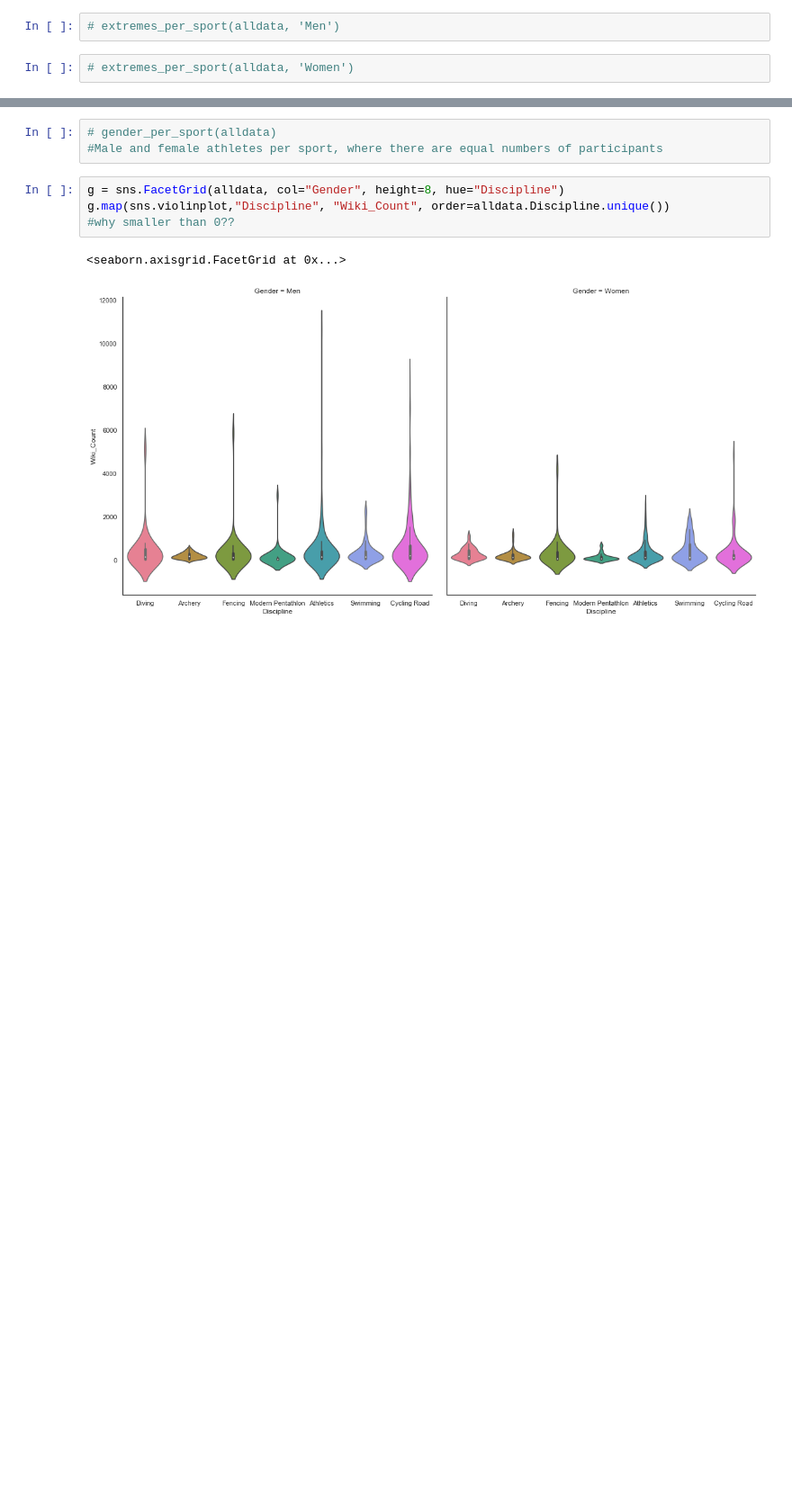
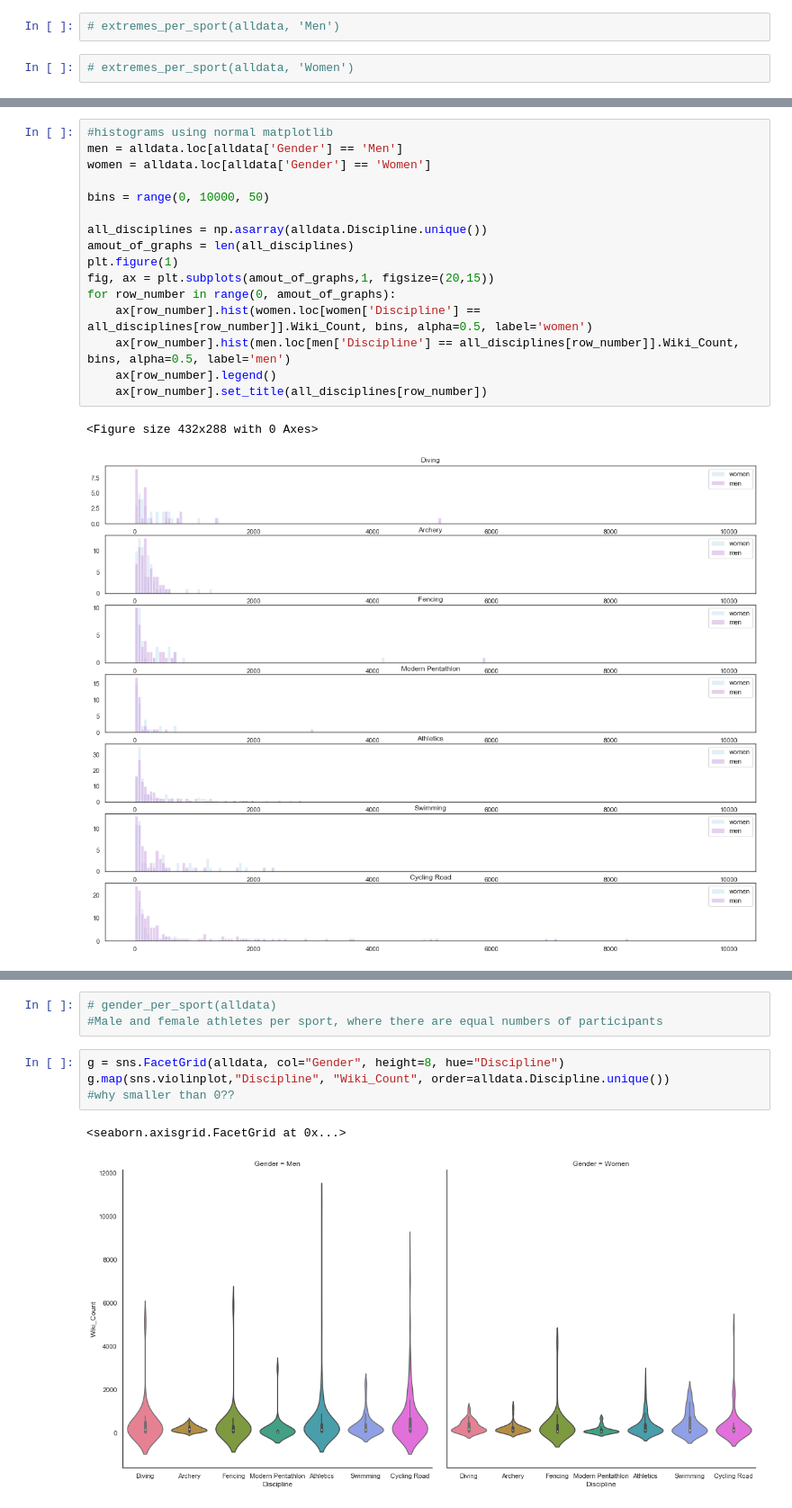
Before and after one commit to Tumbraegel/data-science-project, a Jupyter notebook: Get_Wiki_Count/Data_Analysis.ipynb, the cells around one changed output, grey strips where cells are left out. Shown at 90% size. Drawn from its saved outputs; the diff is of its cells as text; blank space fills up the shorter version.

```diff
--- a/Get_Wiki_Count/Data_Analysis.ipynb
+++ b/Get_Wiki_Count/Data_Analysis.ipynb
@@ -204,0 +206,19 @@ No handles with labels found to put in legend.
+# %%
+#histograms using normal matplotlib
+men = alldata.loc[alldata['Gender'] == 'Men']
+women = alldata.loc[alldata['Gender'] == 'Women']
+
+bins = range(0, 10000, 50)
+
+all_disciplines = np.asarray(alldata.Discipline.unique())
+amout_of_graphs = len(all_disciplines)
+plt.figure(1)
+fig, ax = plt.subplots(amout_of_graphs,1, figsize=(20,15))
+for row_number in range(0, amout_of_graphs):
+    ax[row_number].hist(women.loc[women['Discipline'] == all_disciplines[row_number]].Wiki_Count, bins, alpha=0.5, label='women')
+    ax[row_number].hist(men.loc[men['Discipline'] == all_disciplines[row_number]].Wiki_Count, bins, alpha=0.5, label='men')
+    ax[row_number].legend()
+    ax[row_number].set_title(all_disciplines[row_number])
+# %% [output]
+<Figure size 432x288 with 0 Axes>
+[figure, added]
```
Also changed, not shown: parts of 9 cells of this notebook.
